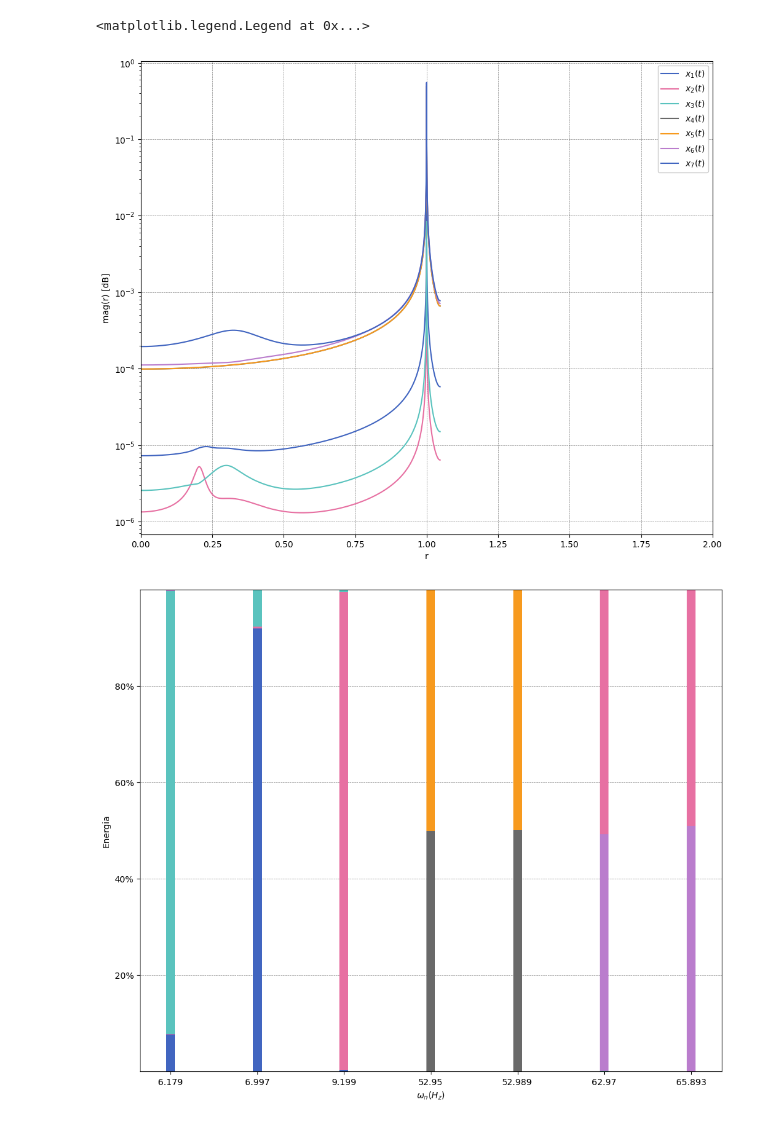
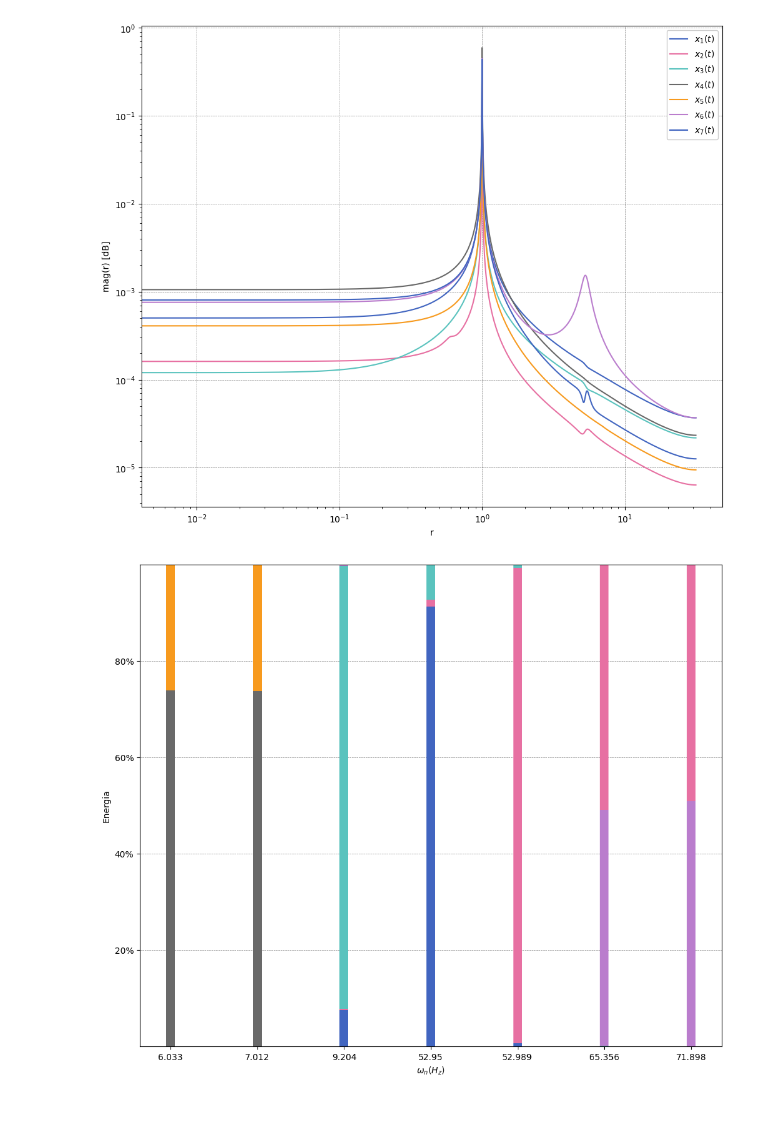
Before and after one commit to miguellrodrigues/dinamica_veicular, a Jupyter notebook: full_car/analise_modal.ipynb, the cells around one changed output. Cells and saved outputs as stored; diff of their text form; code cells hidden in the pictures.

```diff
--- a/full_car/analise_modal.ipynb
+++ b/full_car/analise_modal.ipynb
@@ -33,7 +33,7 @@ kr  = 1.3e4 # N/meter
 ktf = 2e5   # N/meter
 ktr = 2e5   # N/meter
 kR  = 1e4   # (N*meter/rad)
-w   = 1
+w   = .5    # rad/second
 
 k11 = 2*kf+2*kr
 k21 = (b1-b2)*kf+(b2-b1)*kr
@@ -187,7 +187,7 @@ r = []
 B = np.eye(N)
 
 F = P.T @ M_minus_half @ B @ F
-wf = 30
+wf = 10
 
 for i in range(N):
     w    = wn[i]
@@ -229,7 +229,7 @@ x_t = S@R
 # %%
 # Simulação
 
-sampling_period = 1e-1
+sampling_period = 1e-2
 samples = 10000
 
 time = arange(0, samples*sampling_period, sampling_period)
@@ -248,5 +248,5 @@ for i in range(N):
     ax[i].set_ylabel(f'$x_{i+1}(t)$')
     ax[i].legend()
 
-# plt.savefig('imagens/forced_response.png', dpi=300)
+plt.savefig('respsota_forcada_wf_10.png', dpi=300)
 # %% [output]
@@ -266,0 +267,15 @@ plt.legend()
+# %%
+# plot formas modais
+
+fig, axs = plt.subplots(N, 1, figsize=(10, 10))
+
+for i in range(N):
+    R_lm = lambdify(t, R[i,0], 'numpy')
+
+    r_i = R_lm(time)
+
+    axs[i].plot(time[:idx], r_i[:idx], label=f'$r_{i+1}(t)$', color='C'+str(i))
+    axs[i].set_ylabel(f'$r_{i+1}(t)$')
+
+axs[-1].set_xlabel('Tempo (s)')
+plt.savefig('formas_modais_wf_10.png', dpi=300)
@@ -278,37 +295,36 @@ def fft(signal, sampling_time):
 
     phase = np.rad2deg(np.angle(fft)[:K])
 
     return freqs, amplitudes, phase
 
 
 ffts   = [fft(xi[i], sampling_period) for i in range(N)]
 
 maximum_amp = np.max([
     np.max(ffts[i][1]) for i in range(N)
 ])
 
 maximum_freq = np.max(
     [ffts[i][0][np.argmax(ffts[i][1])] for i in range(N)]
 )
 
 plt.figure()
-plt.semilogy()
+plt.loglog()
 
 for i in range(N):
 
     plt.plot(
         ffts[i][0]/maximum_freq,
         ffts[i][1],
         label=f'$x_{i+1}(t)$'
     )
 
-plt.xlim(.0, 2)
 plt.xlabel('r')
 plt.ylabel('mag(r) [dB]')
 plt.legend()
+plt.savefig('fft_forcada_wf_10.png', dpi=300)
 # %% [output]
-<matplotlib.legend.Legend at 0x...>
-[figure, old version]
+[figure, new version]
 # %%
 # for each eigenvalue ( natural frequency ), plot an bar
 # of the energy of the system at that frequency with the eigenvector
@@ -338,4 +354,4 @@ plt.xticks(range(N, 0, -1), np.round((wn), 3))
 # plt.legend([r'$m$', r'$i_x$', r'$i_y$', r'$m_f$', r'$m_r$'])
 plt.savefig('energyhc.png', dpi=300)
 # %% [output]
-[figure, old version]
+[figure, new version]
```
Also changed, not shown: parts of 5 cells of this notebook, 6 other files.
